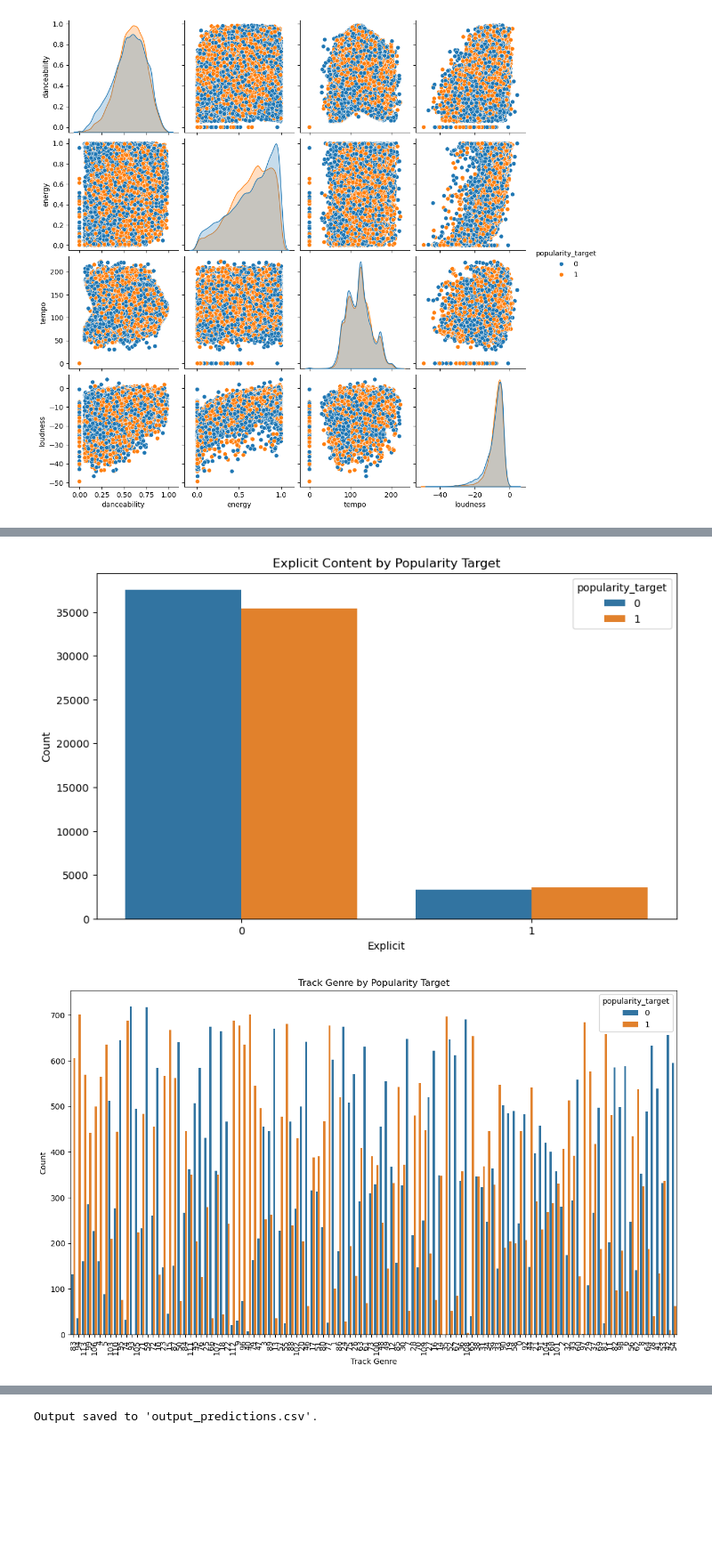
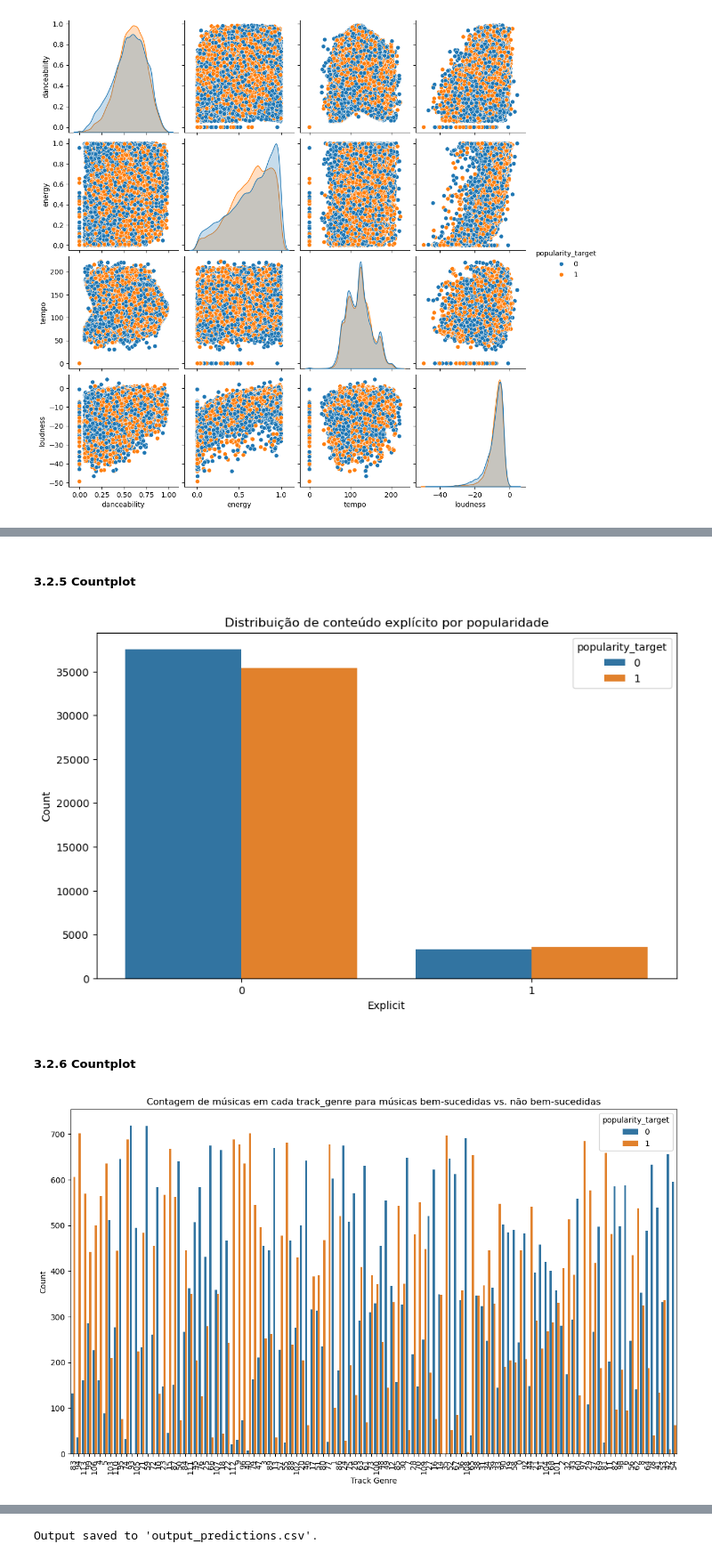
Before and after one commit to RodrigoLeee/Proximo-Hit-Spotify, a Jupyter notebook: modelo.ipynb, the cells around one changed output, grey strips where cells are left out. Shown at 89% size. Drawn from its saved outputs; the diff is of its cells as text; code cells hidden in the pictures; blank space fills up the shorter version.

```diff
--- a/modelo.ipynb
+++ b/modelo.ipynb
@@ -261,21 +268,25 @@ plt.show()
+# %% [markdown]
+##### 3.2.5 Countplot
 # %%
 # Distribuição de conteúdo explícito por popularidade
 plt.figure(figsize=(10, 6))
 sb.countplot(data=df_train, x='explicit', hue='popularity_target')
-plt.title('Explicit Content by Popularity Target')
+plt.title('Distribuição de conteúdo explícito por popularidade')
 plt.xlabel('Explicit')
 plt.ylabel('Count')
 plt.show()
 # %% [output]
-[figure, old version]
+[figure, new version]
+# %% [markdown]
+##### 3.2.6 Countplot
 # %%
 # Contagem de músicas em cada track_genre para músicas bem-sucedidas vs. não bem-sucedidas
 plt.figure(figsize=(14, 8))
 sb.countplot(data=df_train, x='track_genre', hue='popularity_target', order=df_train['track_genre'].value_counts().index)
 plt.xticks(rotation=90)
-plt.title('Track Genre by Popularity Target')
+plt.title('Contagem de músicas em cada track_genre para músicas bem-sucedidas vs. não bem-sucedidas')
 plt.xlabel('Track Genre')
 plt.ylabel('Count')
 plt.show()
 # %% [output]
-[figure, old version]
+[figure, new version]
```
Also changed, not shown: parts of 55 cells of this notebook.
